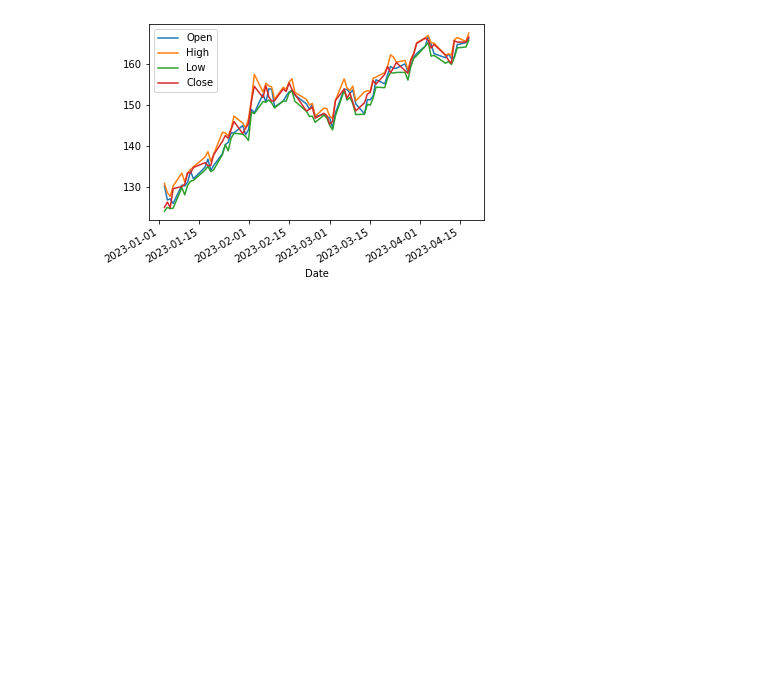
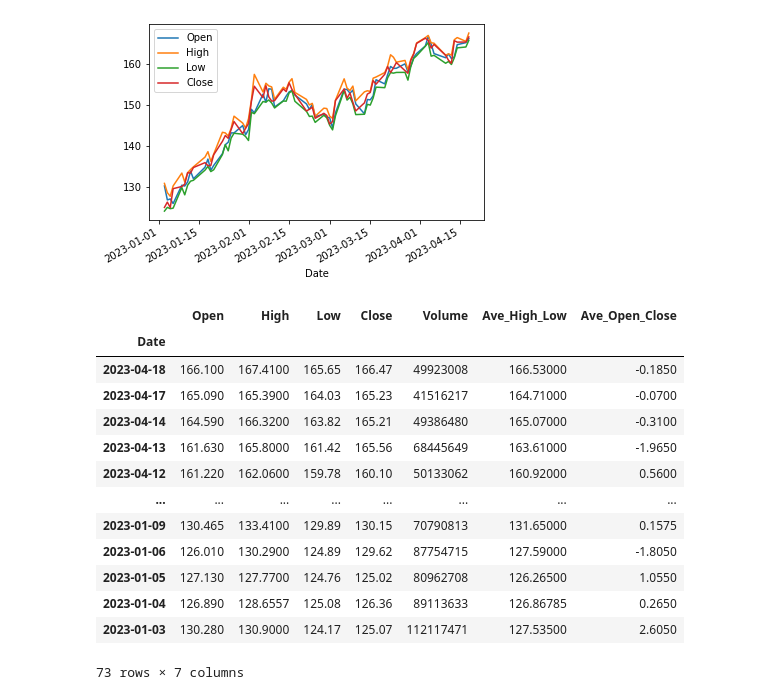
Before and after one commit to 2023-hsymlab/git-github-kiso-kaguyaweb, a Jupyter notebook: Simmple_Stock.ipynb, the cells around one changed output. Cells and saved outputs as stored; diff of their text form; code cells hidden in the pictures; blank space fills up the shorter version.

```diff
--- a/Simmple_Stock.ipynb
+++ b/Simmple_Stock.ipynb
@@ -33,6 +33,25 @@ plt.show()
 # %% [output]
 <Figure size 432x288 with 0 Axes>
 [figure]
+# %%
+df["Ave_High_Low"] = (df["High"] + df["Low"]) / 2
+df["Ave_Open_Close"] = (df["Open"] - df["Close"]) / 2
+df
+# %% [output]
+|  | Open | High | Low | Close | Volume | Ave_High_Low | Ave_Open_Close |
+| Date |  |  |  |  |  |  |  |
+| 2023-04-18 | 166.100 | 167.4100 | 165.65 | 166.47 | 49923008 | 166.53000 | -0.1850 |
+| 2023-04-17 | 165.090 | 165.3900 | 164.03 | 165.23 | 41516217 | 164.71000 | -0.0700 |
+| 2023-04-14 | 164.590 | 166.3200 | 163.82 | 165.21 | 49386480 | 165.07000 | -0.3100 |
+| 2023-04-13 | 161.630 | 165.8000 | 161.42 | 165.56 | 68445649 | 163.61000 | -1.9650 |
+| 2023-04-12 | 161.220 | 162.0600 | 159.78 | 160.10 | 50133062 | 160.92000 | 0.5600 |
+| ... | ... | ... | ... | ... | ... | ... | ... |
+| 2023-01-09 | 130.465 | 133.4100 | 129.89 | 130.15 | 70790813 | 131.65000 | 0.1575 |
+| 2023-01-06 | 126.010 | 130.2900 | 124.89 | 129.62 | 87754715 | 127.59000 | -1.8050 |
+| 2023-01-05 | 127.130 | 127.7700 | 124.76 | 125.02 | 80962708 | 126.26500 | 1.0550 |
+| 2023-01-04 | 126.890 | 128.6557 | 125.08 | 126.36 | 89113633 | 126.86785 | 0.2650 |
+| 2023-01-03 | 130.280 | 130.9000 | 124.17 | 125.07 | 112117471 | 127.53500 | 2.6050 |
+73 rows × 7 columns
 # %%
 df.iloc[::-1].diff()
 # %% [output]
```
Also changed, not shown: parts of 1 cell of this notebook.
